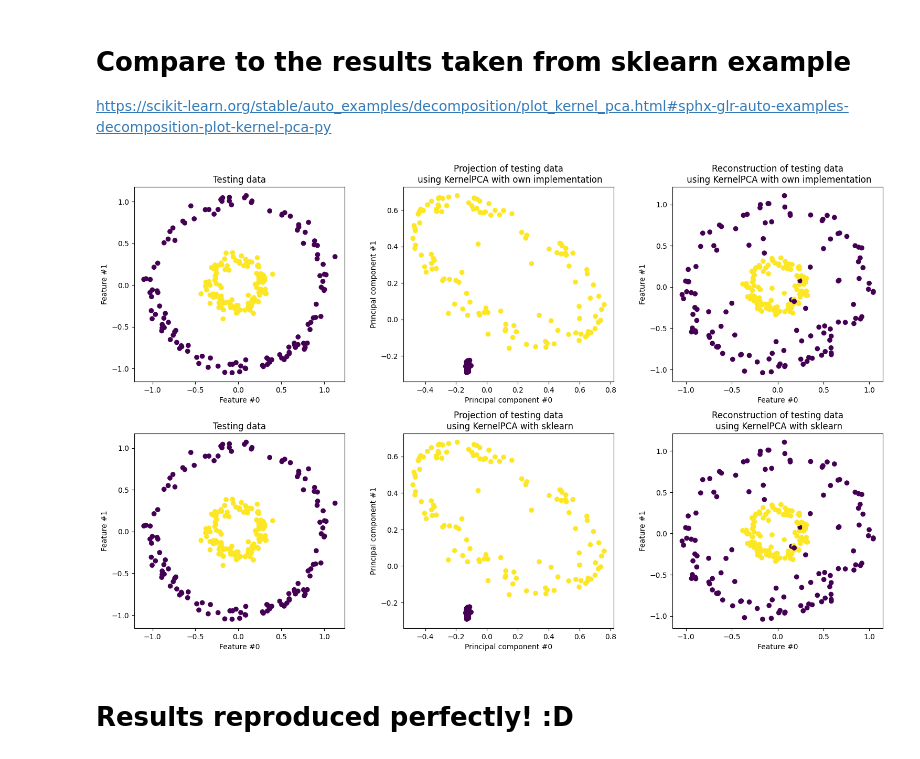
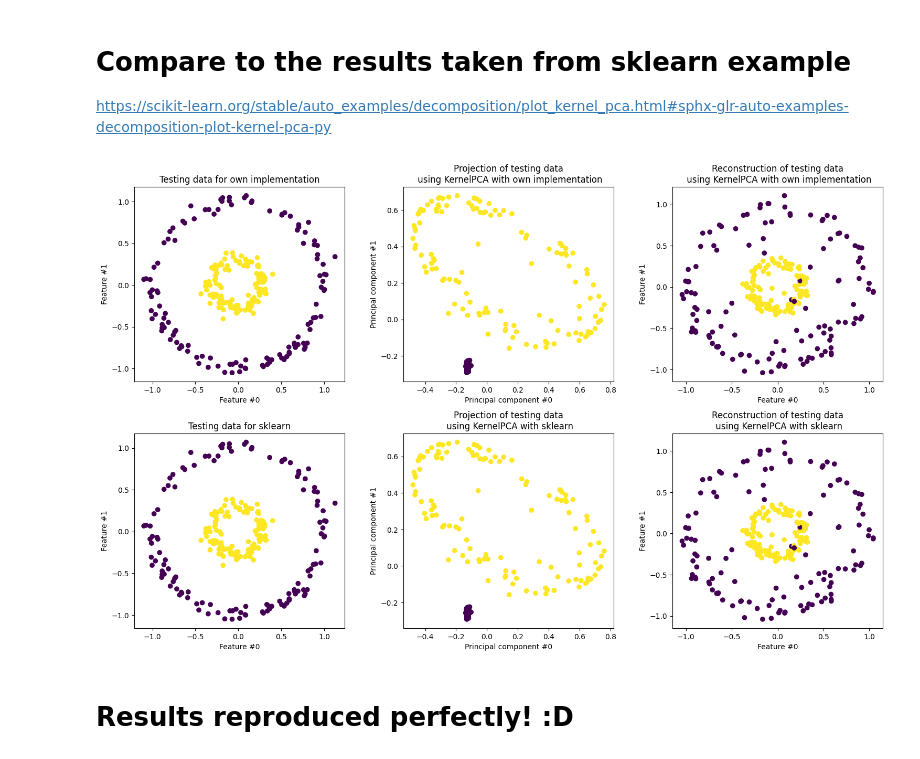
Before and after one commit to abf149/180651final, a Jupyter notebook: kernel_pca.ipynb, the cells around one changed output. Saved outputs shown, nothing was run; the diff lists cells and outputs as text; code cells hidden in the pictures.

```diff
--- a/kernel_pca.ipynb
+++ b/kernel_pca.ipynb
@@ -44,36 +47,36 @@ fig, ((orig_data_ax, kernel_pca_proj_ax, kernel_pca_recon_ax), (orig_data_ax_skl
 fig.tight_layout(h_pad=5, w_pad=5)
 
 orig_data_ax.scatter(X_test[:, 0], X_test[:, 1], c=y_test)
 orig_data_ax.set_ylabel("Feature #1")
 orig_data_ax.set_xlabel("Feature #0")
-orig_data_ax.set_title("Testing data")
+orig_data_ax.set_title("Testing data for own implementation")
 
 kernel_pca_proj_ax.scatter(X_transformed_kernel_pca[:, 0], X_transformed_kernel_pca[:, 1], c=y_test)
 kernel_pca_proj_ax.set_ylabel("Principal component #1")
 kernel_pca_proj_ax.set_xlabel("Principal component #0")
 _ = kernel_pca_proj_ax.set_title("Projection of testing data\n using KernelPCA with own implementation")
 
 kernel_pca_recon_ax.scatter(X_recon_kernel_pca[:, 0], X_recon_kernel_pca[:, 1], c=y_test)
 kernel_pca_recon_ax.set_ylabel("Feature #1")
 kernel_pca_recon_ax.set_xlabel("Feature #0")
 _ = kernel_pca_recon_ax.set_title("Reconstruction of testing data\n using KernelPCA with own implementation")
 
 orig_data_ax_sklearn.scatter(X_test[:, 0], X_test[:, 1], c=y_test)
 orig_data_ax_sklearn.set_ylabel("Feature #1")
 orig_data_ax_sklearn.set_xlabel("Feature #0")
-orig_data_ax_sklearn.set_title("Testing data")
+orig_data_ax_sklearn.set_title("Testing data for sklearn")
 
 kernel_pca_proj_ax_sklearn.scatter(X_kernel_pca_sklearn[:, 0], X_kernel_pca_sklearn[:, 1], c=y_test)
 kernel_pca_proj_ax_sklearn.set_ylabel("Principal component #1")
 kernel_pca_proj_ax_sklearn.set_xlabel("Principal component #0")
 _ = kernel_pca_proj_ax_sklearn.set_title("Projection of testing data\n using KernelPCA with sklearn")
 
 kernel_pca_recon_ax_sklearn.scatter(X_recon_kernel_pca_sklearn[:, 0], X_recon_kernel_pca_sklearn[:, 1], c=y_test)
 kernel_pca_recon_ax_sklearn.set_ylabel("Feature #1")
 kernel_pca_recon_ax_sklearn.set_xlabel("Feature #0")
 _ = kernel_pca_recon_ax_sklearn.set_title("Reconstruction of testing data\n using KernelPCA with sklearn")
 # %% [output]
-[figure, old version]
+[figure, new version]
 # %% [markdown]
 # Results reproduced perfectly! :D
 # %%
```
Also changed, not shown: parts of 2 cells of this notebook.
